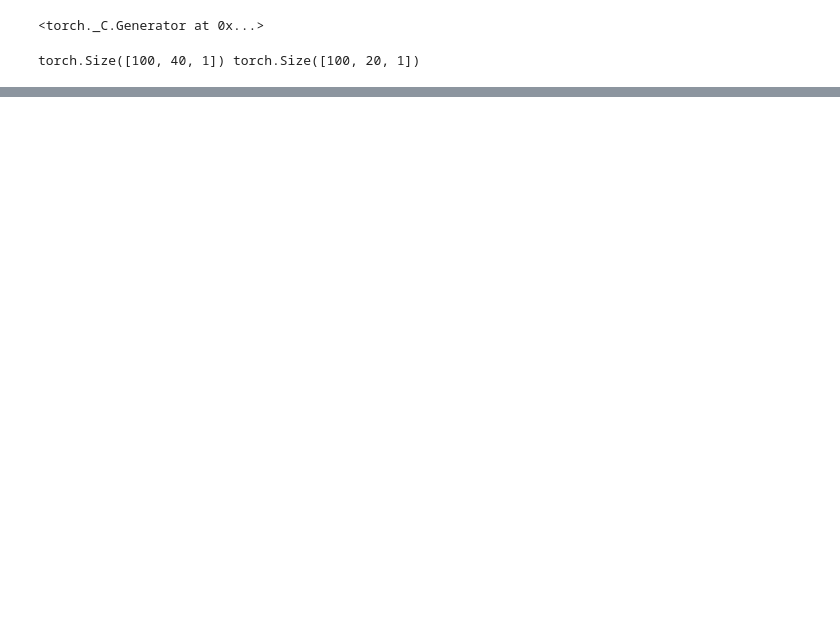
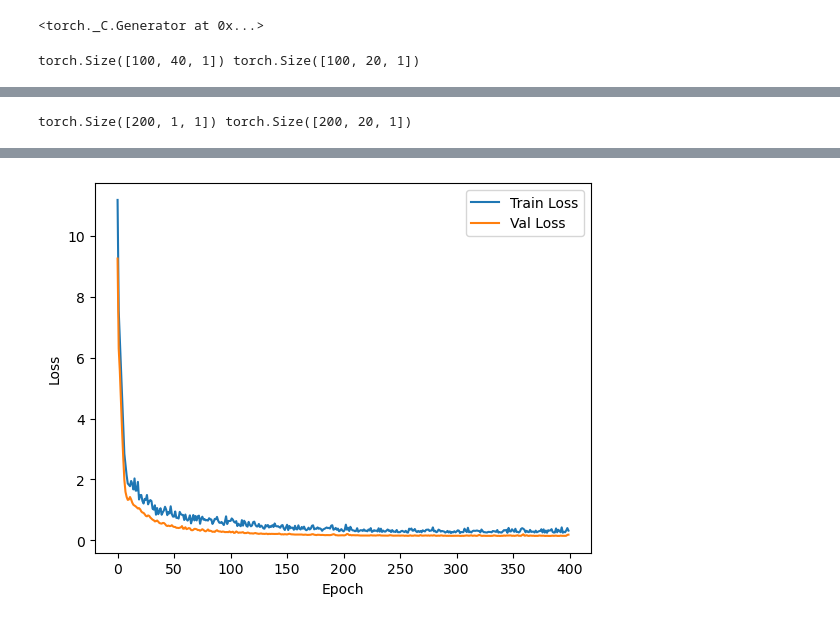
Before and after one commit to nfierroflo/TIMEVIEW, a Jupyter notebook: TIMEVIEW4FE/example_of_use.ipynb, the cells around one changed output, grey strips where cells are left out. Saved outputs shown, nothing was run; the diff lists cells and outputs as text; code cells hidden in the pictures; blank space fills up the shorter version.

```diff
--- a/TIMEVIEW4FE/example_of_use.ipynb
+++ b/TIMEVIEW4FE/example_of_use.ipynb
@@ -141 +171,63 @@ for idx in range(15):
 ... (3 outputs left out)
+# %%
+sequence_length = 1
+prediction_length = 20
+input_channels = 1
+output_channels = 2
+n_samples=200
+n_timesteps=prediction_length
+
+
+X = pd.DataFrame({'x':np.linspace(1.0,3.0,n_samples)})
+ts = [np.linspace(0,1,n_timesteps) for i in range(n_samples)]
+ys = [2*t*x + x*np.sin(t*x*np.pi+np.exp(-x)) for t, x in zip(ts, X['x'])]
+
+Ys=np.array(ys)
+X_torch=torch.tensor(X.values).float().reshape(n_samples,sequence_length,input_channels)
+Y_torch=torch.tensor(Ys).float().reshape(n_samples,prediction_length,1)
+print(X_torch.shape,Y_torch.shape)
+# %% [output]
+torch.Size([200, 1, 1]) torch.Size([200, 20, 1])
+# %%
+from src.training import train_latent_tsmixer_seasonality
+from timeview.basis import BSplineBasis
+from timeview.knot_selection import calculate_knot_placement
+
+B=6
+t=ts[0]
+
+internal_knots=calculate_knot_placement(ts, ys, n_internal_knots=B-2, T=t[-1],seed=0, verbose=False)
+
+bspline=BSplineBasis(n_basis=B,t_range=(t[0],t[-1]),internal_knots=internal_knots)
+Phis = list(bspline.get_all_matrices(np.array(ts)))
+
+
+latent_model = TSMixer(
+    sequence_length=sequence_length,   # same as time steps in X
+    prediction_length=B, # number of spline coefficients to predict
+    input_channels=1,
+    output_channels=output_channels
+)
+
+best_latent_model, curves, test_loss, test_dataset = train_latent_tsmixer_seasonality(
+    latent_model,
+    X_torch,
+    Y_torch,
+    Phis,
+    ts,
+    train_ratio=0.7,
+    val_ratio=0.15,
+    test_ratio=0.15,
+    epochs=400,
+    batch_size=32,
+    lr=1e-2,
+    device="cpu"  # or "cuda"
+)
+
+plt.plot(curves[0], label='Train Loss')
+plt.plot(curves[1], label='Val Loss')
+plt.xlabel('Epoch')
+plt.ylabel('Loss')
+plt.legend()
+plt.show()
+# %% [output]
@@ -141,0 +235 @@ for idx in range(15):
+[figure, added]
```
Also changed, not shown: parts of 6 cells of this notebook, 5 other files.
